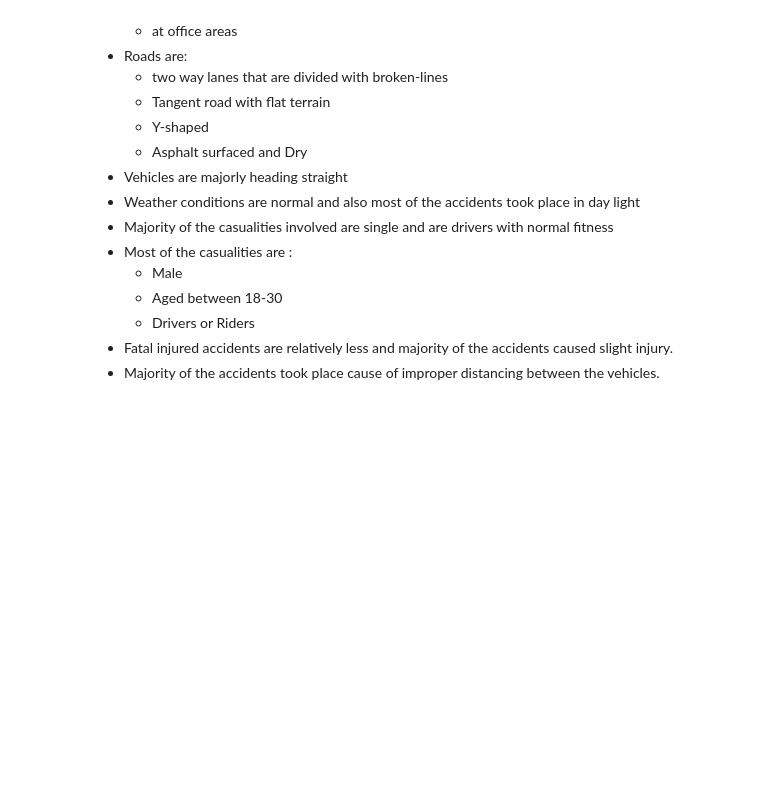
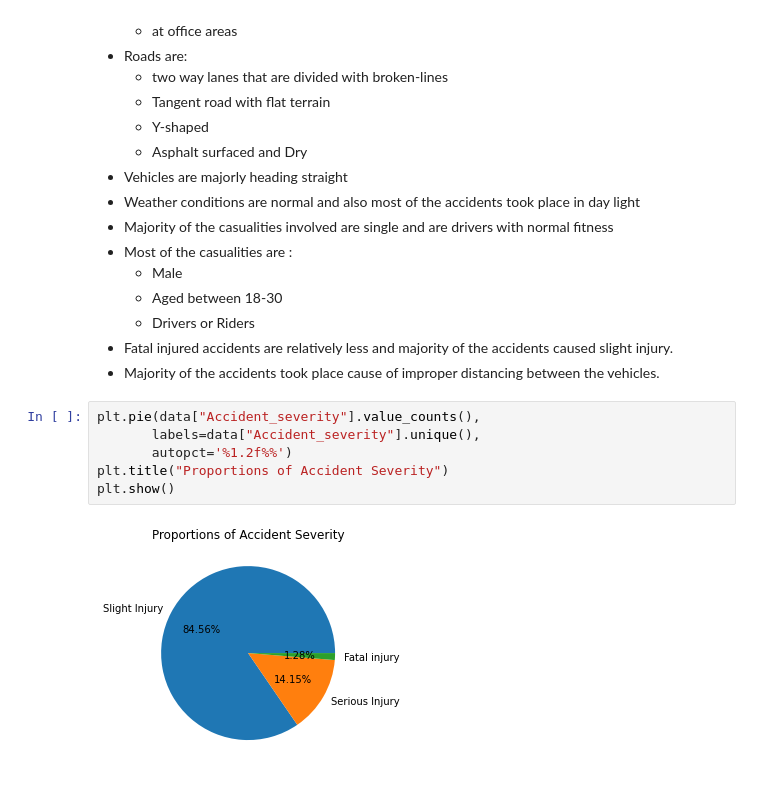
Before and after one commit to LahariBoni/RTA---Road-Accident-Severity, a Jupyter notebook: RTA_Dataset.ipynb, the cells around one changed output. Cells and saved outputs as stored; diff of their text form; blank space fills up the shorter version.

```diff
--- a/RTA_Dataset.ipynb
+++ b/RTA_Dataset.ipynb
@@ -328,3 +328,11 @@ Observations:
     - Drivers or Riders
 * Fatal injured accidents are relatively less and majority of the accidents caused slight injury.
 * Majority of the accidents took place cause of improper distancing between the vehicles.
+# %%
+plt.pie(data["Accident_severity"].value_counts(),
+       labels=data["Accident_severity"].unique(),
+       autopct='%1.2f%%')
+plt.title("Proportions of Accident Severity")
+plt.show()
+# %% [output]
+[figure, added]
```
